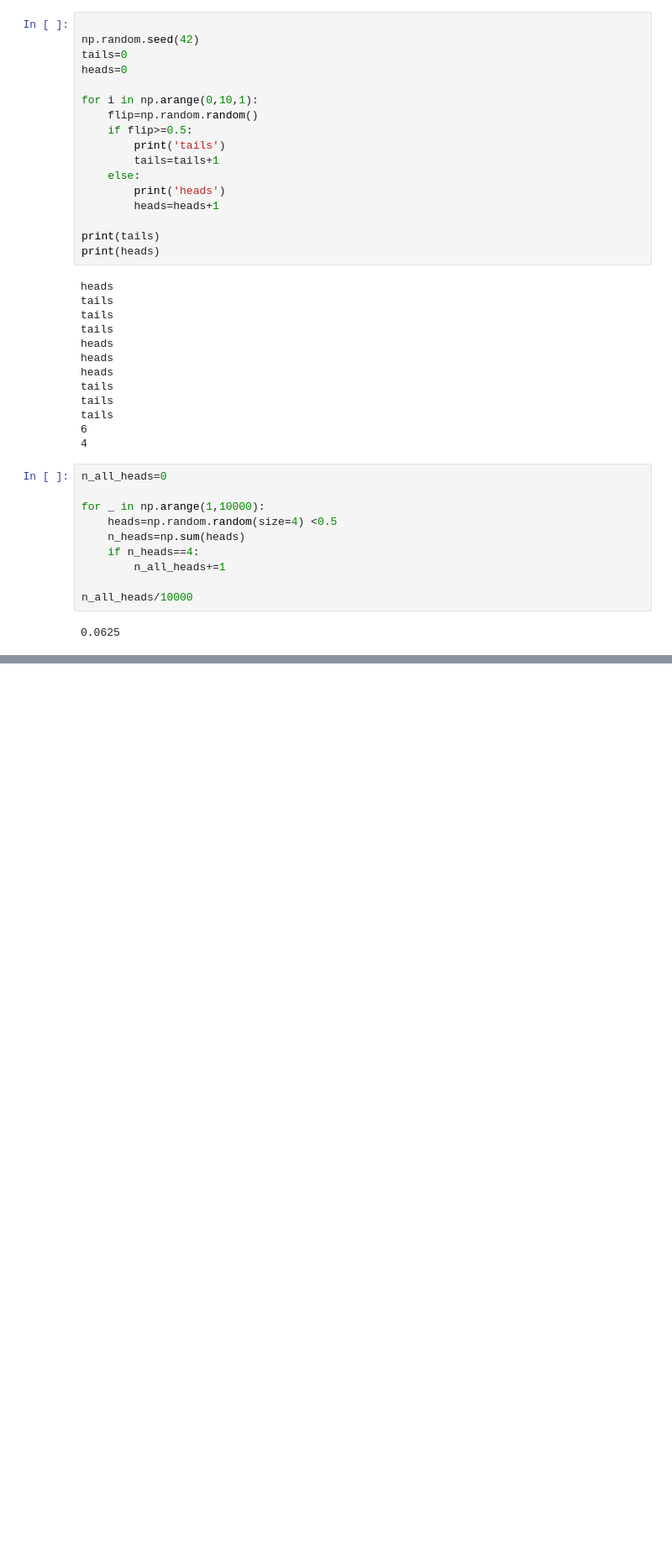
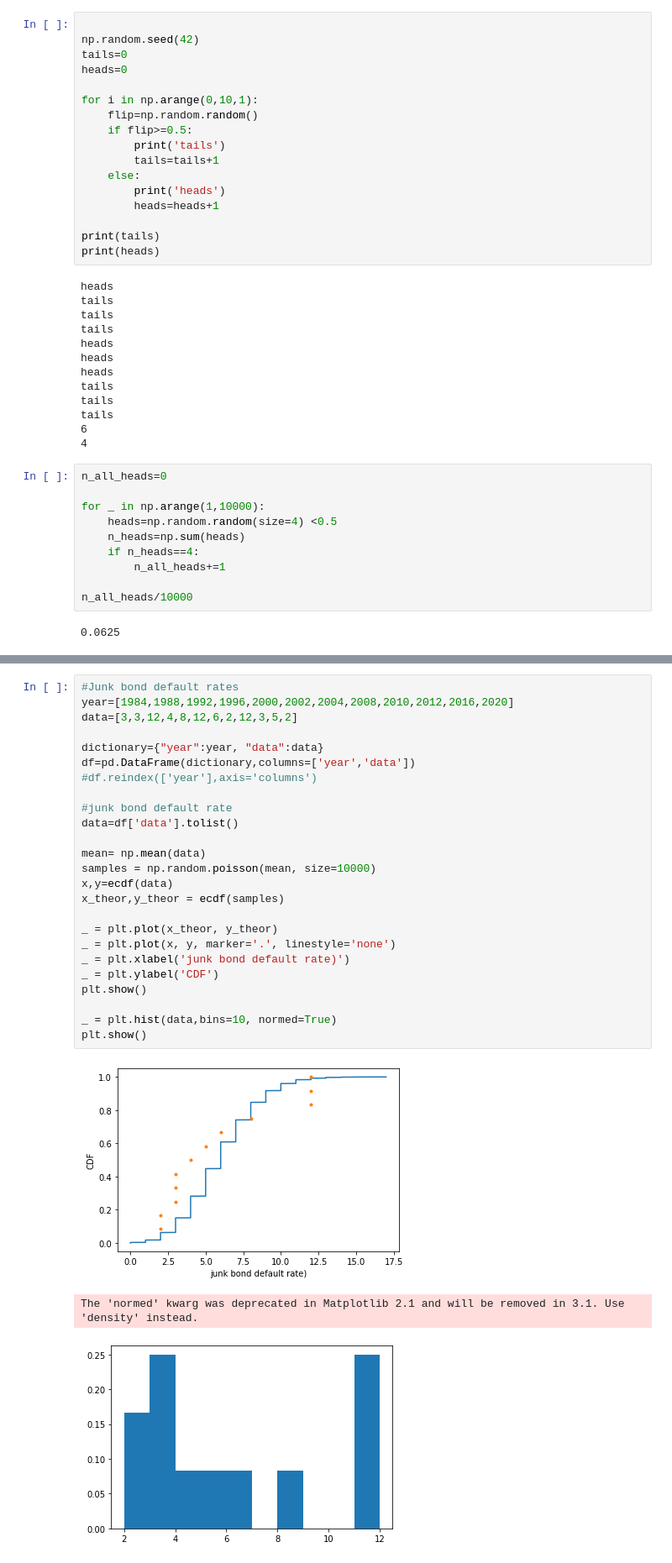
Before and after one commit to skaiphd/python-deep-learning, a Jupyter notebook: statistics part 1.ipynb, the cells around one changed output, grey strips where cells are left out. Shown at 84% size. Saved outputs shown, nothing was run; the diff lists cells and outputs as text; blank space fills up the shorter version.

```diff
--- a/statistics part 1.ipynb
+++ b/statistics part 1.ipynb
@@ -119,0 +138,29 @@ Probability of losing money = 0.782
+# %%
+#Junk bond default rates
+year=[1984,1988,1992,1996,2000,2002,2004,2008,2010,2012,2016,2020]
+data=[3,3,12,4,8,12,6,2,12,3,5,2]
+
+dictionary={"year":year, "data":data}
+df=pd.DataFrame(dictionary,columns=['year','data'])
+#df.reindex(['year'],axis='columns')
+
+#junk bond default rate
+data=df['data'].tolist()
+
+mean= np.mean(data)
+samples = np.random.poisson(mean, size=10000)
+x,y=ecdf(data)
+x_theor,y_theor = ecdf(samples)
+
+_ = plt.plot(x_theor, y_theor)
+_ = plt.plot(x, y, marker='.', linestyle='none')
+_ = plt.xlabel('junk bond default rate)')
+_ = plt.ylabel('CDF')
+plt.show()
+
+_ = plt.hist(data,bins=10, normed=True)
+plt.show()
+# %% [output]
+[figure, added]
+The 'normed' kwarg was deprecated in Matplotlib 2.1 and will be removed in 3.1. Use 'density' instead.
+[figure, added]
```
Also changed, not shown: parts of 6 cells of this notebook.
